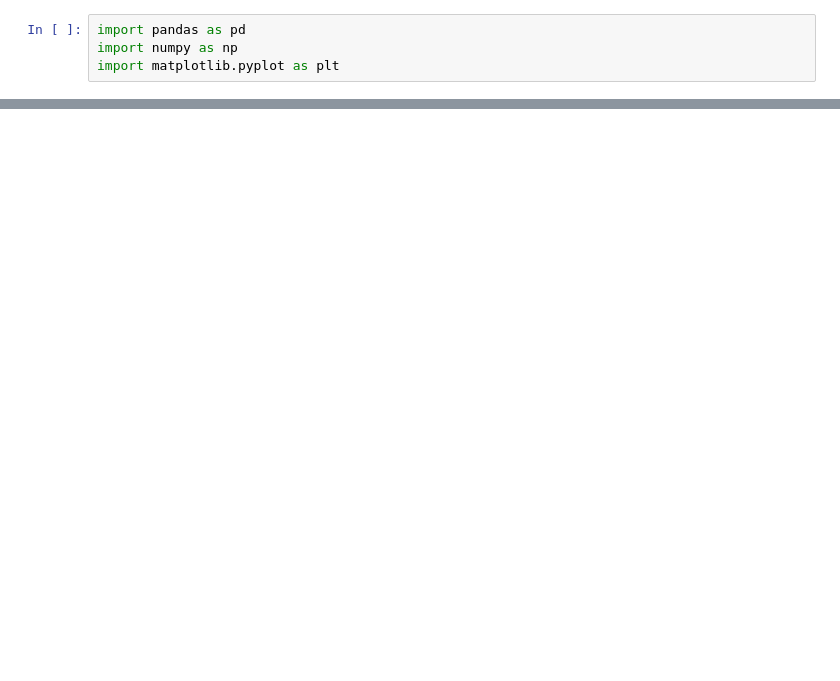
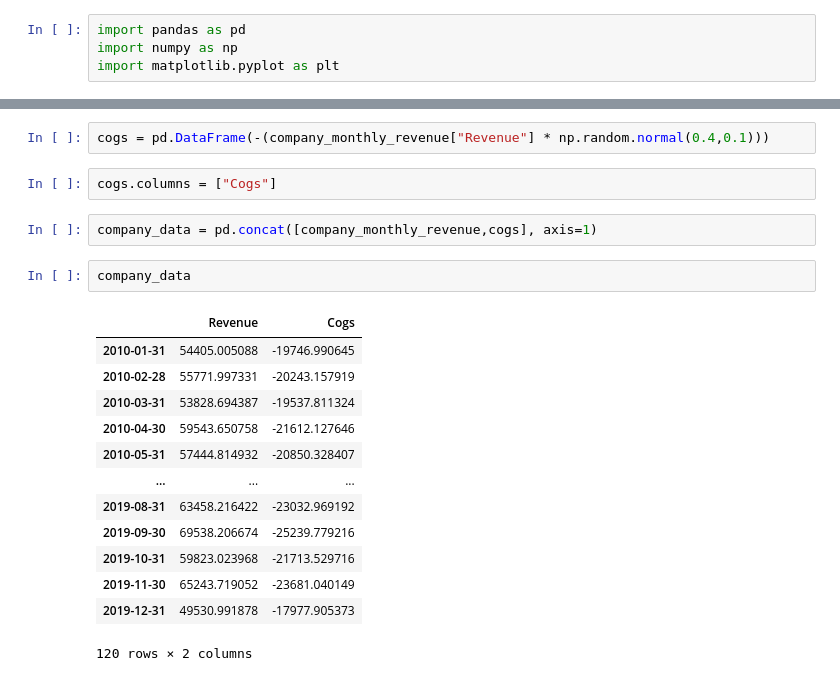
Before and after one commit to Berkat0789/Portfolio, a Jupyter notebook: Finance/Predicting Gross Profits using Montecarlo Simulations/Gross Profits Projections.ipynb, the cells around one changed output, grey strips where cells are left out. Drawn from its saved outputs; the diff is of its cells as text; blank space fills up the shorter version.

```diff
--- a/Finance/Predicting Gross Profits using Montecarlo Simulations/Gross Profits Projections.ipynb
+++ b/Finance/Predicting Gross Profits using Montecarlo Simulations/Gross Profits Projections.ipynb
@@ -79,0 +50,22 @@ np.std(gross_PRofit)
+# %%
+cogs = pd.DataFrame(-(company_monthly_revenue["Revenue"] * np.random.normal(0.4,0.1)))
+# %%
+cogs.columns = ["Cogs"]
+# %%
+company_data = pd.concat([company_monthly_revenue,cogs], axis=1)
+# %%
+company_data
+# %% [output]
+|  | Revenue | Cogs |
+| 2010-01-31 | 54405.005088 | -19746.990645 |
+| 2010-02-28 | 55771.997331 | -20243.157919 |
+| 2010-03-31 | 53828.694387 | -19537.811324 |
+| 2010-04-30 | 59543.650758 | -21612.127646 |
+| 2010-05-31 | 57444.814932 | -20850.328407 |
+| ... | ... | ... |
+| 2019-08-31 | 63458.216422 | -23032.969192 |
+| 2019-09-30 | 69538.206674 | -25239.779216 |
+| 2019-10-31 | 59823.023968 | -21713.529716 |
+| 2019-11-30 | 65243.719052 | -23681.040149 |
+| 2019-12-31 | 49530.991878 | -17977.905373 |
+120 rows × 2 columns
```
Also changed, not shown: parts of 66 cells of this notebook, 2 other files.
